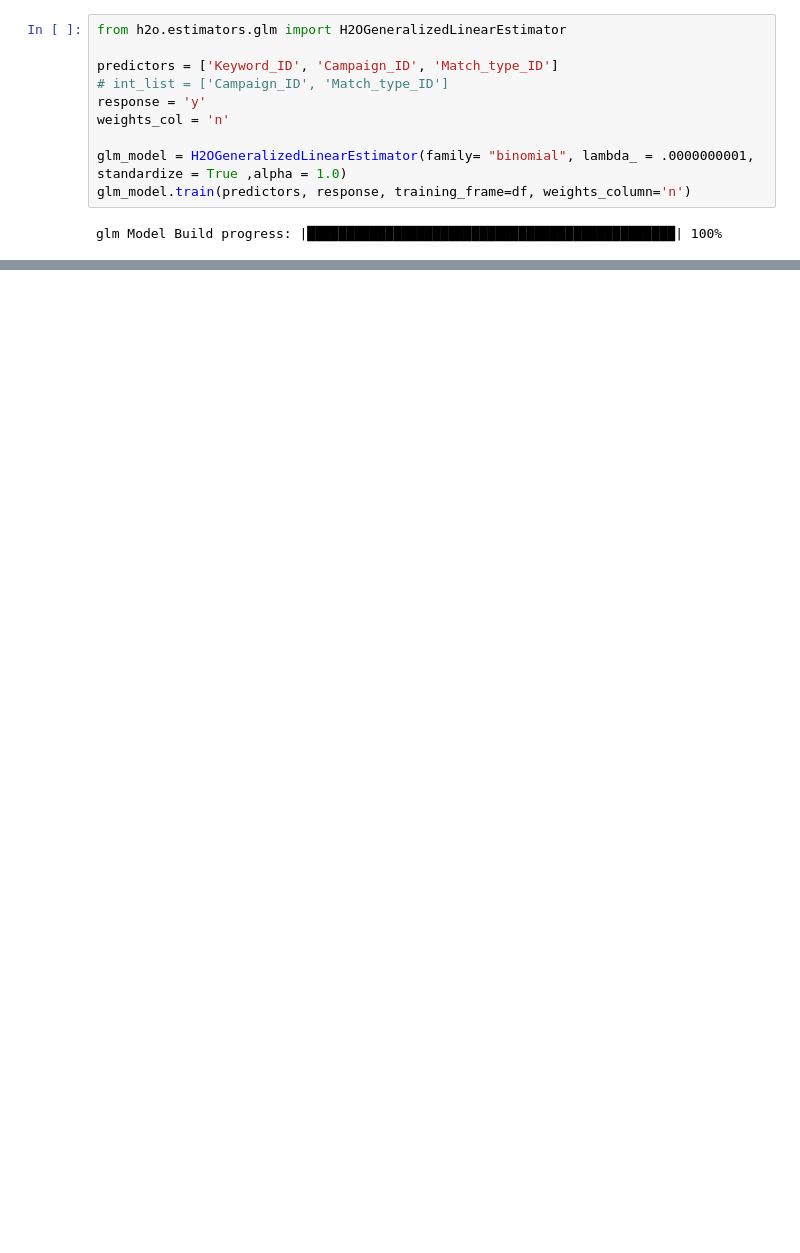
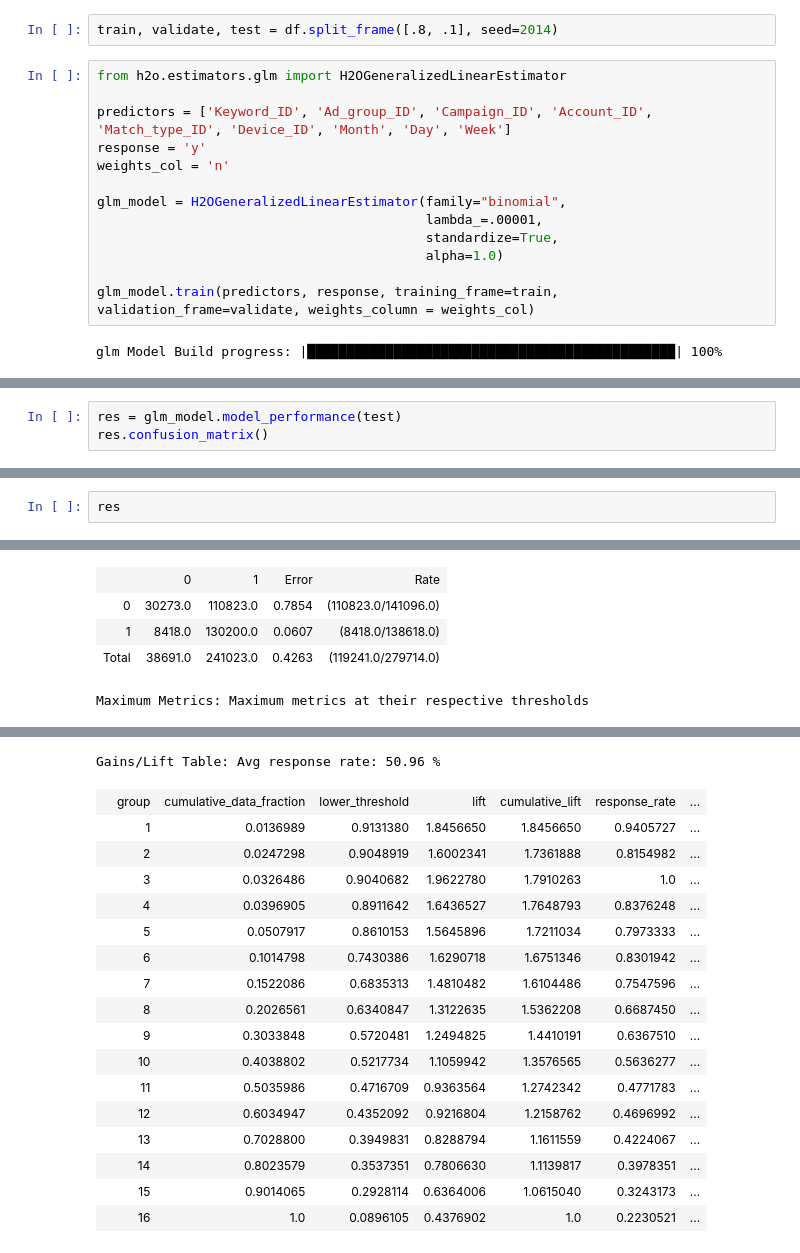
Before and after one commit to jakubglinka/ml-rpc, a Jupyter notebook: notebooks/revenue_per_click_prediction.ipynb, the cells around one changed output, grey strips where cells are left out. Cells and saved outputs as stored; diff of their text form; blank space fills up the shorter version.

```diff
--- a/notebooks/revenue_per_click_prediction.ipynb
+++ b/notebooks/revenue_per_click_prediction.ipynb
@@ -445,12 +430,17 @@ len(tmp.categories())
+# %%
+train, validate, test = df.split_frame([.8, .1], seed=2014)
 # %%
 from h2o.estimators.glm import H2OGeneralizedLinearEstimator
 
-predictors = ['Keyword_ID', 'Campaign_ID', 'Match_type_ID']
-# int_list = ['Campaign_ID', 'Match_type_ID']
+predictors = ['Keyword_ID', 'Ad_group_ID', 'Campaign_ID', 'Account_ID', 'Match_type_ID', 'Device_ID', 'Month', 'Day', 'Week']
 response = 'y'
 weights_col = 'n'
 
-glm_model = H2OGeneralizedLinearEstimator(family= "binomial", lambda_ = .0000000001, standardize = True ,alpha = 1.0)
-glm_model.train(predictors, response, training_frame=df, weights_column='n')
+glm_model = H2OGeneralizedLinearEstimator(family="binomial",
+                                          lambda_=.00001,
+                                          standardize=True,
+                                          alpha=1.0)
+
+glm_model.train(predictors, response, training_frame=train, validation_frame=validate, weights_column = weights_col)
 # %% [output]
 glm Model Build progress: |███████████████████████████████████████████████| 100%
@@ -529,0 +510,3 @@ glm_model.std_coef_plot(nu)
+# %%
+res = glm_model.model_performance(test)
+res.confusion_matrix()
@@ -529,0 +519,3 @@ glm_model.std_coef_plot(nu)
+# %%
+res
+# %% [output]
@@ -529,0 +536,5 @@ glm_model.std_coef_plot(nu)
+|  | 0 | 1 | Error | Rate |
+| 0 | 30273.0 | 110823.0 | 0.7854 | (110823.0/141096.0) |
+| 1 | 8418.0 | 130200.0 | 0.0607 | (8418.0/138618.0) |
+| Total | 38691.0 | 241023.0 | 0.4263 | (119241.0/279714.0) |
+Maximum Metrics: Maximum metrics at their respective thresholds
@@ -529,0 +552,18 @@ glm_model.std_coef_plot(nu)
+Gains/Lift Table: Avg response rate: 50.96 %
+|  | group | cumulative_data_fraction | lower_threshold | lift | cumulative_lift | response_rate | ... |
+|  | 1 | 0.0136989 | 0.9131380 | 1.8456650 | 1.8456650 | 0.9405727 | ... |
+|  | 2 | 0.0247298 | 0.9048919 | 1.6002341 | 1.7361888 | 0.8154982 | ... |
+|  | 3 | 0.0326486 | 0.9040682 | 1.9622780 | 1.7910263 | 1.0 | ... |
+|  | 4 | 0.0396905 | 0.8911642 | 1.6436527 | 1.7648793 | 0.8376248 | ... |
+|  | 5 | 0.0507917 | 0.8610153 | 1.5645896 | 1.7211034 | 0.7973333 | ... |
+|  | 6 | 0.1014798 | 0.7430386 | 1.6290718 | 1.6751346 | 0.8301942 | ... |
+|  | 7 | 0.1522086 | 0.6835313 | 1.4810482 | 1.6104486 | 0.7547596 | ... |
+|  | 8 | 0.2026561 | 0.6340847 | 1.3122635 | 1.5362208 | 0.6687450 | ... |
+|  | 9 | 0.3033848 | 0.5720481 | 1.2494825 | 1.4410191 | 0.6367510 | ... |
+|  | 10 | 0.4038802 | 0.5217734 | 1.1059942 | 1.3576565 | 0.5636277 | ... |
+|  | 11 | 0.5035986 | 0.4716709 | 0.9363564 | 1.2742342 | 0.4771783 | ... |
+|  | 12 | 0.6034947 | 0.4352092 | 0.9216804 | 1.2158762 | 0.4696992 | ... |
+|  | 13 | 0.7028800 | 0.3949831 | 0.8288794 | 1.1611559 | 0.4224067 | ... |
+|  | 14 | 0.8023579 | 0.3537351 | 0.7806630 | 1.1139817 | 0.3978351 | ... |
+|  | 15 | 0.9014065 | 0.2928114 | 0.6364006 | 1.0615040 | 0.3243173 | ... |
+|  | 16 | 1.0 | 0.0896105 | 0.4376902 | 1.0 | 0.2230521 | ... |
```
Also changed, not shown: parts of 33 cells of this notebook, 1 other file.
